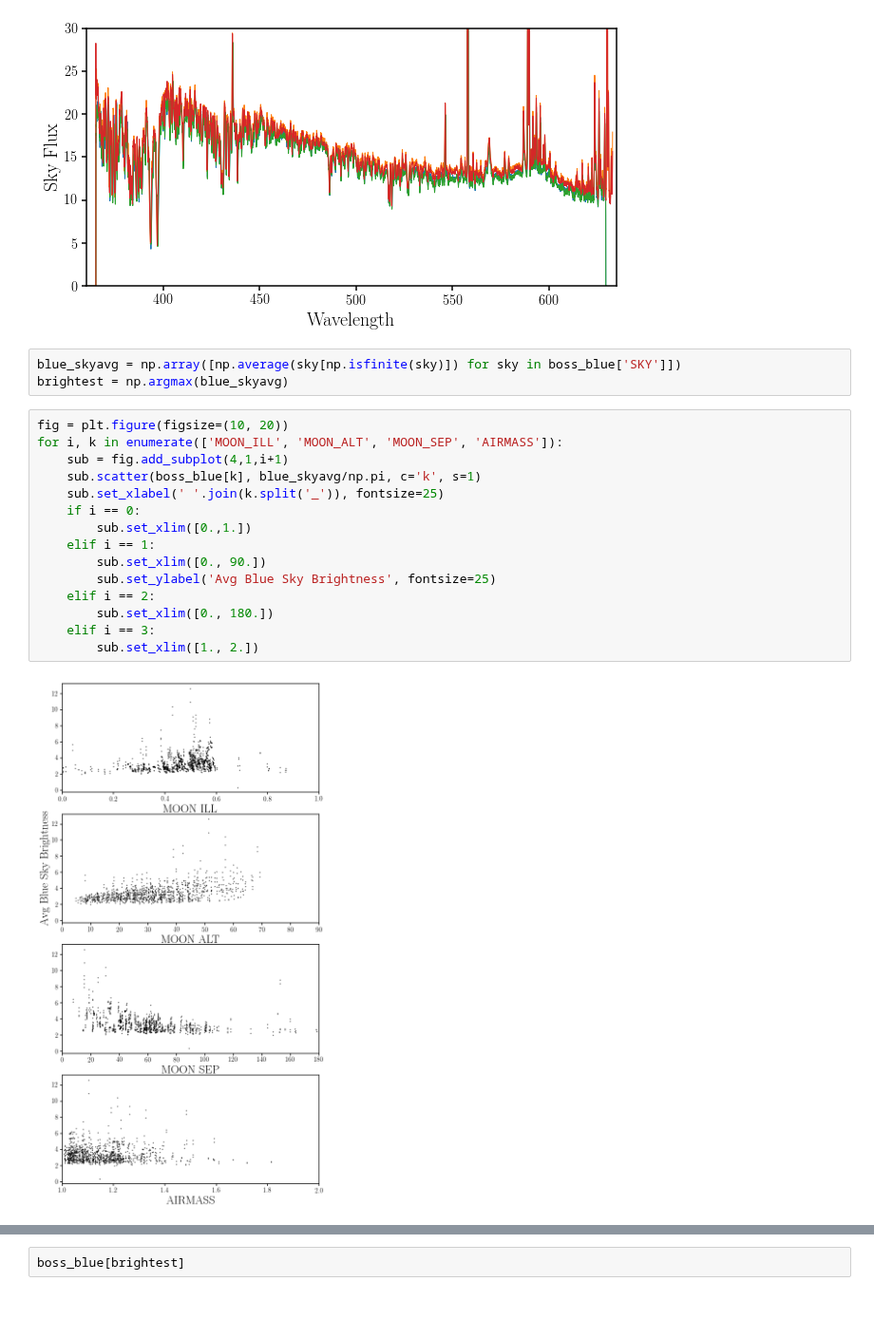
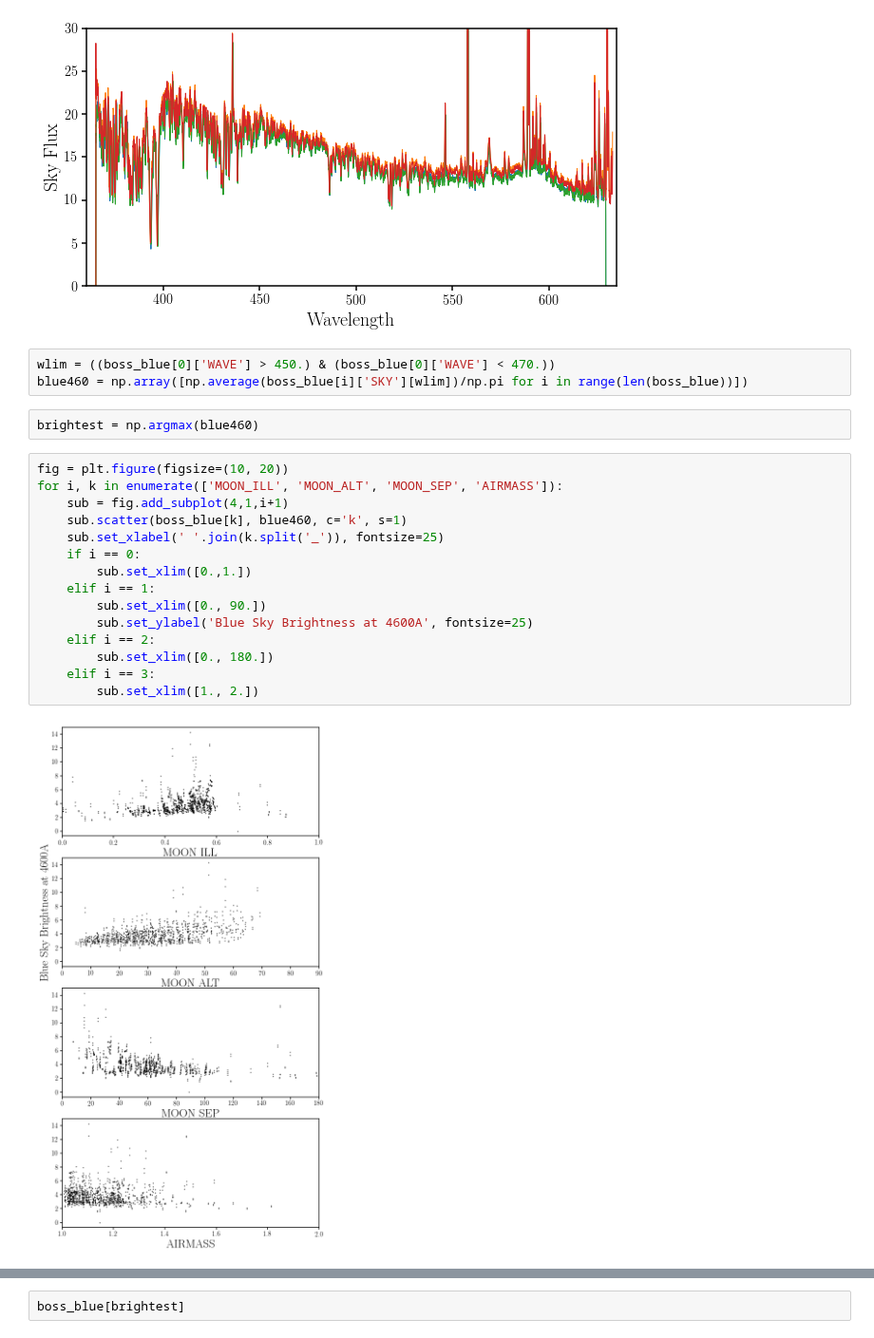
Before and after one commit to desi-bgs/feasiBGS, a Jupyter notebook: notebook/local_bright_bosssky.ipynb, the cells around one changed output, grey strips where cells are left out. Shown at 95% size. Drawn from its saved outputs; the diff is of its cells as text; blank space fills up the shorter version.

```diff
--- a/notebook/local_bright_bosssky.ipynb
+++ b/notebook/local_bright_bosssky.ipynb
@@ -62,26 +58,28 @@ sub.set_ylim([0., 30])
 # %% [output]
 (0.0, 30)
 [figure]
-# %%
-blue_skyavg = np.array([np.average(sky[np.isfinite(sky)]) for sky in boss_blue['SKY']])
-brightest = np.argmax(blue_skyavg)
+# %%
+wlim = ((boss_blue[0]['WAVE'] > 450.) & (boss_blue[0]['WAVE'] < 470.))
+blue460 = np.array([np.average(boss_blue[i]['SKY'][wlim])/np.pi for i in range(len(boss_blue))])
+# %%
+brightest = np.argmax(blue460)
 # %%
 fig = plt.figure(figsize=(10, 20))
 for i, k in enumerate(['MOON_ILL', 'MOON_ALT', 'MOON_SEP', 'AIRMASS']):
     sub = fig.add_subplot(4,1,i+1)
-    sub.scatter(boss_blue[k], blue_skyavg/np.pi, c='k', s=1)
+    sub.scatter(boss_blue[k], blue460, c='k', s=1)
     sub.set_xlabel(' '.join(k.split('_')), fontsize=25)
     if i == 0:
         sub.set_xlim([0.,1.])
     elif i == 1:
         sub.set_xlim([0., 90.])
-        sub.set_ylabel('Avg Blue Sky Brightness', fontsize=25)
+        sub.set_ylabel('Blue Sky Brightness at 4600A', fontsize=25)
     elif i == 2:
         sub.set_xlim([0., 180.])
     elif i == 3:
         sub.set_xlim([1., 2.])
 # %% [output]
-[figure, old version]
+[figure, new version]
 # %%
 fig = plt.figure(figsize=(15,5))
 sub = fig.add_subplot(131)
```
Also changed, not shown: parts of 17 cells of this notebook.
